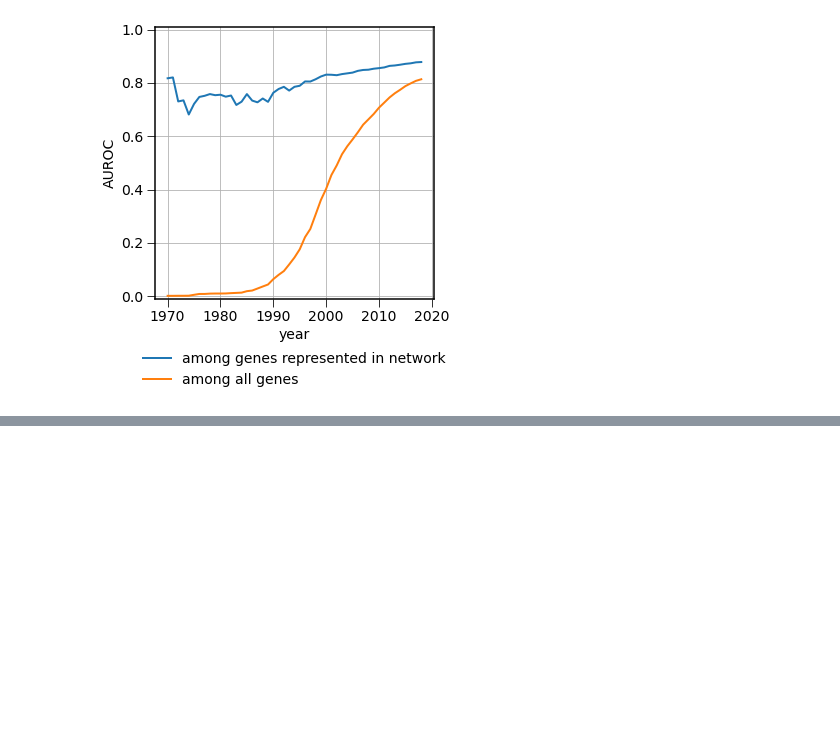
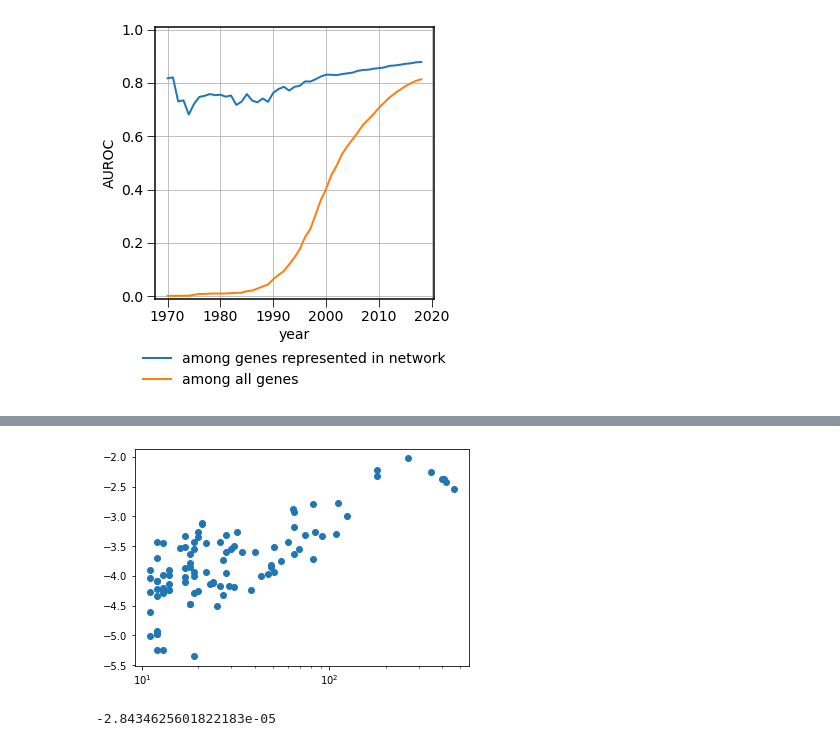
Before and after one commit to tulachin/gene_literature_network, a Jupyter notebook: group_pred.ipynb, the cells around one changed output, grey strips where cells are left out. Drawn from its saved outputs; the diff is of its cells as text; code cells hidden in the pictures; blank space fills up the shorter version.

```diff
--- a/group_pred.ipynb
+++ b/group_pred.ipynb
@@ -1220,0 +1225,12 @@ fig.savefig('./img/auroc_over_time_pn.png', dpi=200, bbox_inches='tight')
+# %%
+%%time
+size = []
+modularity = []
+go_list = gene2go['go_id'].value_counts()[0:4000].index.values
+go_list = np.random.choice(go_list, 100)
+number_of_terms = 100 #len(go_list)
+
+for go_id, ii in zip(go_list[0:number_of_terms], range(number_of_terms)):
+    ontology = set(gene2go[gene2go['go_id'] == go_id]['gene_ncbi'].value_counts().index.values)
+    size.append(len(ontology))
+    modularity.append(nx.algorithms.community.modularity(G, communities=[G.nodes & ontology, G.nodes - ontology]))
@@ -1220,0 +1239,10 @@ fig.savefig('./img/auroc_over_time_pn.png', dpi=200, bbox_inches='tight')
+# %%
+plt.scatter(size, np.log10(np.array(modularity)))
+plt.xscale('log')
+#plt.yscale('log')
+# %% [output]
+[figure, added]
+# %%
+min(modularity)
+# %% [output]
+-2.8434625601822183e-05
```
Also changed, not shown: parts of 6 cells of this notebook.
